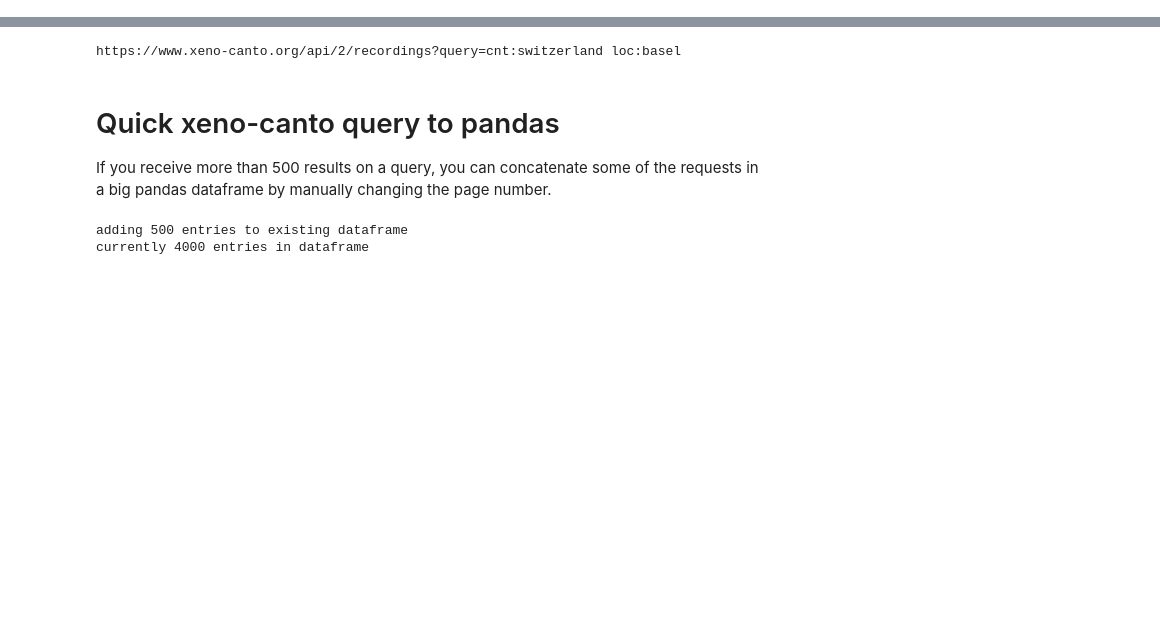
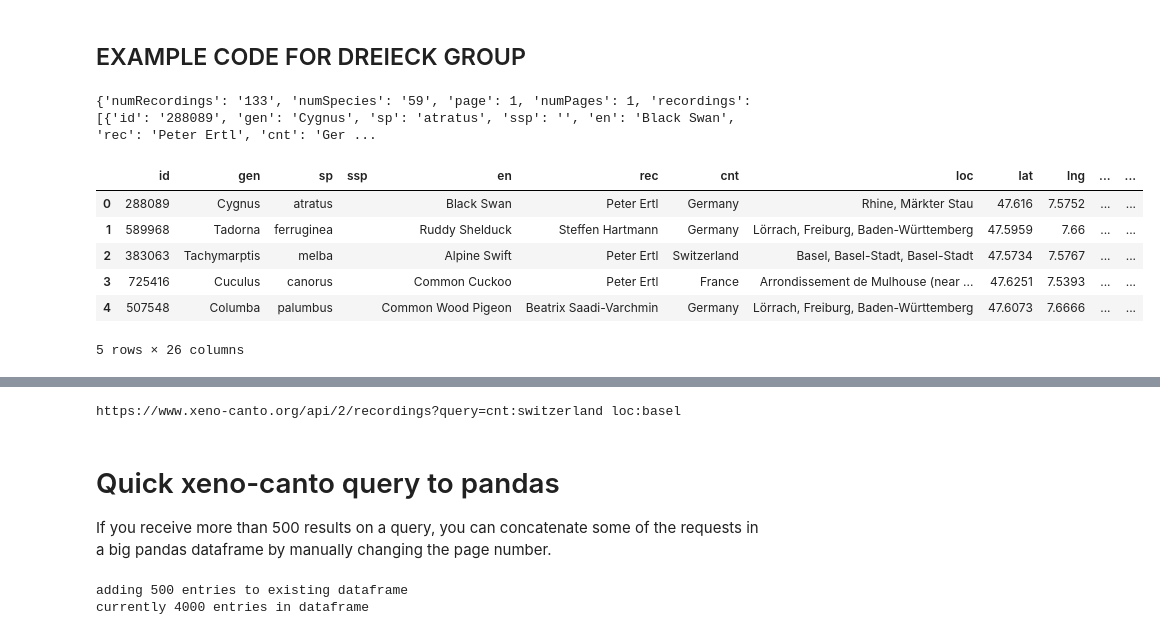
Before and after one commit to fleshgordo/cocreate22, a Jupyter notebook: 005_examples.ipynb, the cells around one changed output, grey strips where cells are left out. Saved outputs shown, nothing was run; the diff lists cells and outputs as text; code cells hidden in the pictures; blank space fills up the shorter version.

Commit message:
Group work code and instructions

```diff
--- a/005_examples.ipynb
+++ b/005_examples.ipynb
@@ -1,2 +1,9 @@
 # %% [markdown]
 <a href="https://colab.research.google.com/github/fleshgordo/cocreate22/blob/main/005_examples.ipynb" target="_parent"><img src="https://colab.research.google.com/assets/colab-badge.svg" alt="Open In Colab"/></a>
+# %% [markdown]
+## EXAMPLE CODE FOR DREIECK GROUP
+# %%
+params = "box%3A47.532%2C7.449%2C47.634%2C7.747%20"
+# to change region, go to: https://xeno-canto.org/explore/region and 'shift'+select a rectangle
+# copy here everything in the URL starting with 'box', as above
+url="https://www.xeno-canto.org/api/2/recordings?query="+params
@@ -2,0 +12,6 @@
+# %%
+r = requests.get(url, headers={"Content-Type":"json"})
+resp = r.json()
+print(resp)
+# %% [output]
+{'numRecordings': '133', 'numSpecies': '59', 'page': 1, 'numPages': 1, 'recordings': [{'id': '288089', 'gen': 'Cygnus', 'sp': 'atratus', 'ssp': '', 'en': 'Black Swan', 'rec': 'Peter Ertl', 'cnt': 'Ger ...
@@ -2,0 +20,11 @@
+# %%
+df = pd.DataFrame(resp["recordings"])
+df.head() # check if it loads correctly, print first 5 rows
+# %% [output]
+|  | id | gen | sp | ssp | en | rec | cnt | loc | lat | lng | ... | ... |
+| 0 | 288089 | Cygnus | atratus |  | Black Swan | Peter Ertl | Germany | Rhine, Märkter Stau | 47.616 | 7.5752 | ... | ... |
+| 1 | 589968 | Tadorna | ferruginea |  | Ruddy Shelduck | Steffen Hartmann | Germany | Lörrach, Freiburg, Baden-Württemberg | 47.5959 | 7.66 | ... | ... |
+| 2 | 383063 | Tachymarptis | melba |  | Alpine Swift | Peter Ertl | Switzerland | Basel, Basel-Stadt, Basel-Stadt | 47.5734 | 7.5767 | ... | ... |
+| 3 | 725416 | Cuculus | canorus |  | Common Cuckoo | Peter Ertl | France | Arrondissement de Mulhouse (near ... | 47.6251 | 7.5393 | ... | ... |
+| 4 | 507548 | Columba | palumbus |  | Common Wood Pigeon | Beatrix Saadi-Varchmin | Germany | Lörrach, Freiburg, Baden-Württemberg | 47.6073 | 7.6666 | ... | ... |
+5 rows × 26 columns
```
Also changed, not shown: parts of 14 cells of this notebook.
